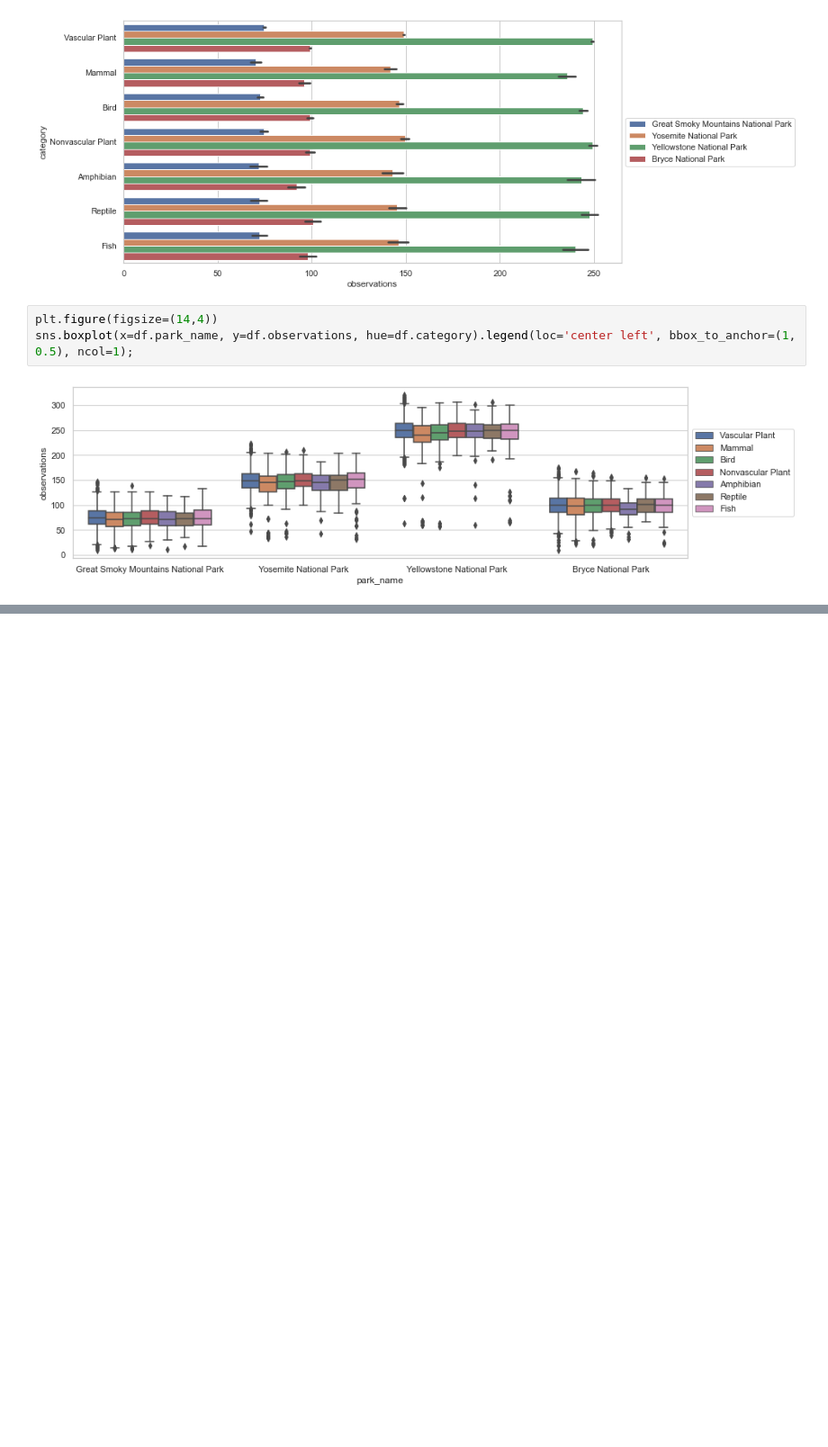
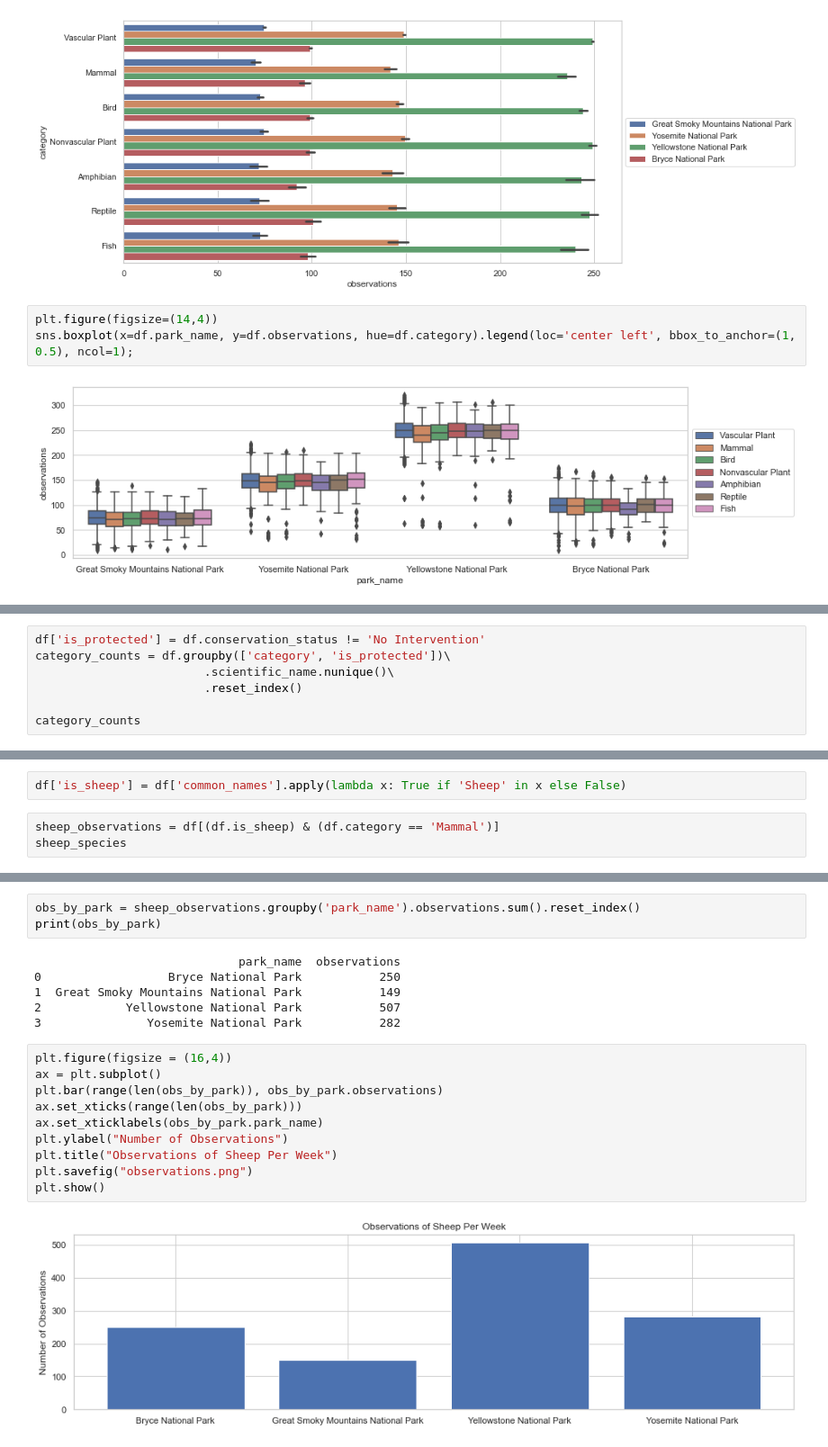
Before and after one commit to ClaudioLutz/Biodiversity, a Jupyter notebook: biodiversity.ipynb, the cells around one changed output, grey strips where cells are left out. Shown at 90% size. Saved outputs shown, nothing was run; the diff lists cells and outputs as text; blank space fills up the shorter version.

```diff
--- a/biodiversity.ipynb
+++ b/biodiversity.ipynb
@@ -73,0 +199,7 @@ sns.boxplot(x=df.park_name, y=df.observations, hue=df.category).legend(loc='cent
+# %%
+df['is_protected'] = df.conservation_status != 'No Intervention'
+category_counts = df.groupby(['category', 'is_protected'])\
+                        .scientific_name.nunique()\
+                        .reset_index()
+
+category_counts
@@ -73,0 +242,5 @@ sns.boxplot(x=df.park_name, y=df.observations, hue=df.category).legend(loc='cent
+# %%
+df['is_sheep'] = df['common_names'].apply(lambda x: True if 'Sheep' in x else False)
+# %%
+sheep_observations = df[(df.is_sheep) & (df.category == 'Mammal')]
+sheep_species
@@ -73,0 +261,21 @@ sns.boxplot(x=df.park_name, y=df.observations, hue=df.category).legend(loc='cent
+# %%
+obs_by_park = sheep_observations.groupby('park_name').observations.sum().reset_index()
+print(obs_by_park)
+# %% [output]
+                             park_name  observations
+0                  Bryce National Park           250
+1  Great Smoky Mountains National Park           149
+2            Yellowstone National Park           507
+3               Yosemite National Park           282
+# %%
+plt.figure(figsize = (16,4))
+ax = plt.subplot()
+plt.bar(range(len(obs_by_park)), obs_by_park.observations)
+ax.set_xticks(range(len(obs_by_park)))
+ax.set_xticklabels(obs_by_park.park_name)
+plt.ylabel("Number of Observations")
+plt.title("Observations of Sheep Per Week")
+plt.savefig("observations.png")
+plt.show()
+# %% [output]
+[figure, added]
```
Also changed, not shown: parts of 20 cells of this notebook, 1 other file.
